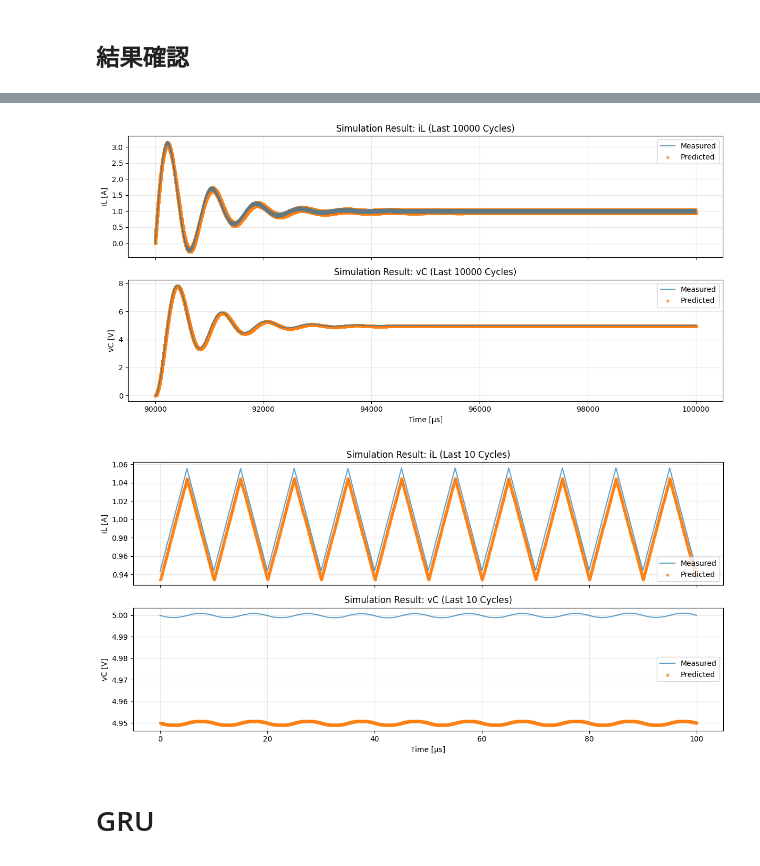
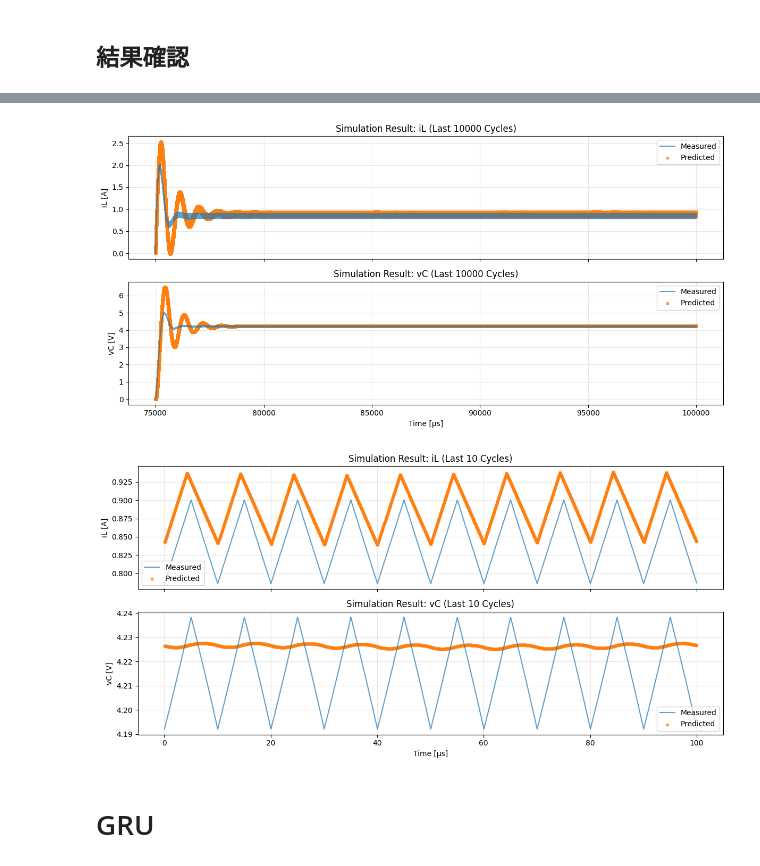
Before and after one commit to University-Laboratory/rnn-pann, a Jupyter notebook: actual_machine_notebooks/note5/note.ipynb, the cells around one changed output, grey strips where cells are left out. Cells and saved outputs as stored; diff of their text form; code cells hidden in the pictures.

```diff
--- a/actual_machine_notebooks/note5/note.ipynb
+++ b/actual_machine_notebooks/note5/note.ipynb
@@ -41,7 +41,8 @@ keep_log: bool = False
 @dataclass(frozen=True)
 class Params:
     # data_path: str = path_list.path2
-    data_path: str = "../../data/buck_sim_Vin10.0_Vref5.0_fs100000.0_ppc1000_cyc1000/buck_sim_Vin10.0_Vref5.0_fs100000.csv"
+    # data_path: str = "../../data/buck_sim_Vin10.0_Vref5.0_fs100000.0_ppc1000_cyc1000/buck_sim_Vin10.0_Vref5.0_fs100000.csv"
+    data_path: str = "../../data/OpenLoop_Nr_2050_TS_5e-8.csv"
 
     # 真値パラメータ
     L_true: float = 223.6e-6
@@ -50,6 +51,8 @@ class Params:
     L_init = 200e-6
     C_init = 100e-6
     R_init = 8.0
+
+    dt: float = 5e-8
 
     Vin: int = 10
     f_sw: float = 1e5  # スイッチング周波数
@@ -85,11 +88,13 @@ if keep_log:
 ## 前処理
 # %%
 # time_label = "TIME"
-time_label = "t"
+# time_label = "t"
+time_label = "Time"
 # iL_label = "CH2"
 iL_label = "iL"
 # vC_label = "CH1"
-vC_label = "vC"
+# vC_label = "vC"
+vC_label = "vo"
 
 # データの読み込み
 # df = pd.read_csv(params.data_path)
@@ -187,10 +192,12 @@ iL_filt1 = filtfilt(b_iL, [1.0], iL_raw_downsampled)
 vC_filt1 = filtfilt(b_vC, [1.0], vC_raw_downsampled)
 
 # 先頭から 100 周期分を切り出す
-mask = (t_raw_downsampled > params.T * 80) & (t_raw_downsampled <= params.T * 180)
+mask = (t_raw_downsampled > params.T * 5) & (t_raw_downsampled <= params.T * 105)
 t_buck1 = t_raw_downsampled[mask]
-iL_buck1 = iL_filt1[mask]
-vC_buck1 = vC_filt1[mask]
+iL_buck1 = iL_raw_downsampled[mask]
+# iL_buck1 = iL_filt1[mask]
+vC_buck1 = vC_raw_downsampled[mask]
+# vC_buck1 = vC_filt1[mask]
 u_buck1 = u_raw_downsampled[mask[1:]]
 vs_buck1 = vs_raw_downsampled[mask[1:]]
 
@@ -226,5 +233,5 @@ len(vs_buck1)=19999
 # %%
-dt1 = np.diff(t_buck1)
+dt1 = np.ones(len(t_buck1) - 1) * params.dt
 
 # numpy配列をテンソルに変換
 dt_tensor1 = torch.tensor(dt1, dtype=torch.float32)
@@ -394,8 +399,8 @@ print(f"  R: {R_error_percent:.2f} %")
 # %%
 t_sim = np.linspace(
     0,
-    params.T * 2000,
-    2000 * 200 + 1,
+    params.T * 3000,
+    3000 * 200 + 1,
 )
 
 
@@ -434,35 +439,35 @@ fig, ax = plot_compare_tail(
     "Predicted",
     T=params.T,
     title="Simulation Result",
     style2="scatter",
     N_cycles=10000,
 )
 
 
 if keep_log:
     save_figure_to_log(
         fig,
         "all_prediction",
         result_dir,
         f"シミュレーション結果(0から{params.cycles_sim}周期までシミュレーションし、定常箇所と実機のデータの比較)",
     )
 
 fig, ax = plot_compare_tail(
     t_raw,
     iL_raw,
     vC_raw,
     "Measured",
     t_sim,
     iL_sim,
     vC_sim,
     "Predicted",
     T=params.T,
     title="Simulation Result",
     style2="scatter",
 )
 # %% [output]
-[figure, old version]
+[figure, new version]
-[figure, old version]
+[figure, new version]
 # %% [markdown]
 # GRU
 # %% [markdown]
```
Also changed, not shown: parts of 15 cells of this notebook, 1 other file.
